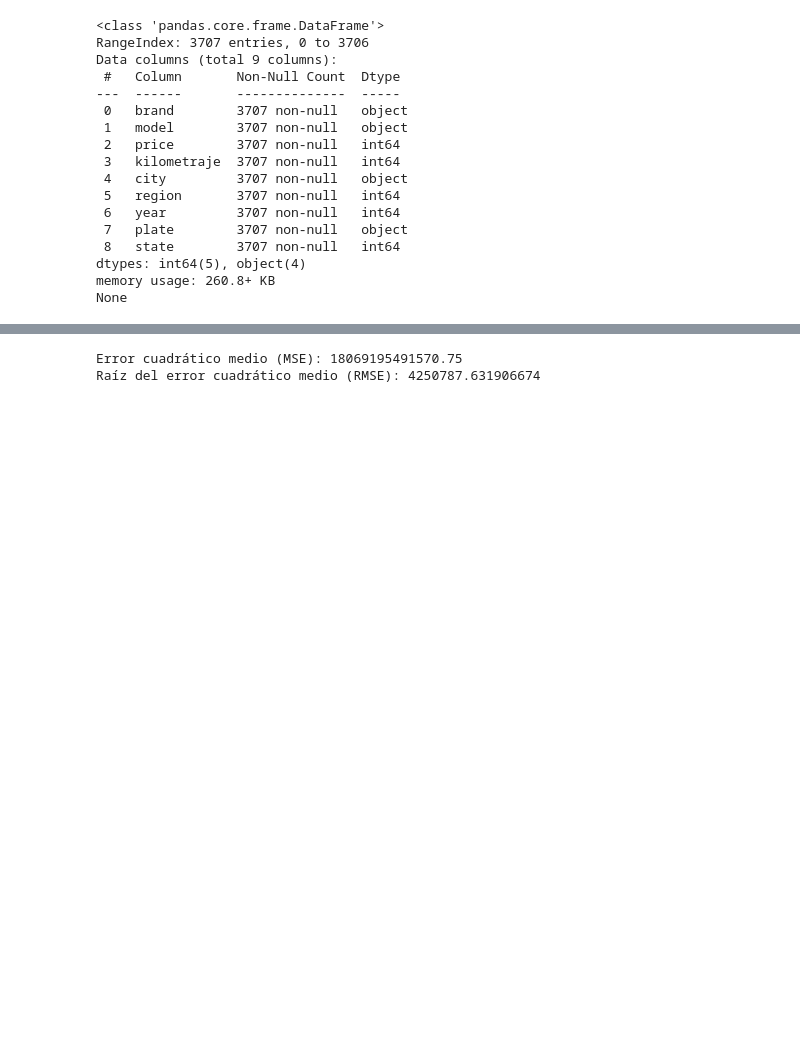
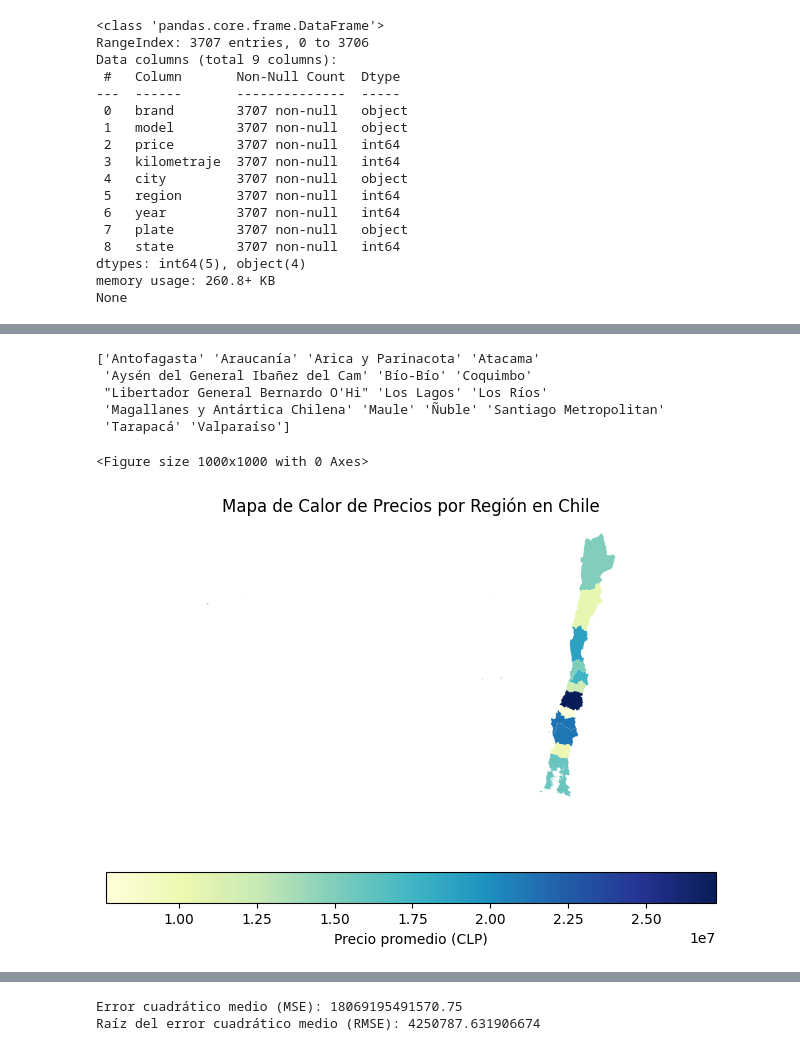
Before and after one commit to rodeskylite/CompraVentaAutos, a Jupyter notebook: models/Intento_modelos.ipynb, the cells around one changed output, grey strips where cells are left out. Drawn from its saved outputs; the diff is of its cells as text; code cells hidden in the pictures; blank space fills up the shorter version.

Commit message:
Imagen_chile
Cree una imagen de las regiones de chile para exponer.

```diff
--- a/models/Intento_modelos.ipynb
+++ b/models/Intento_modelos.ipynb
@@ -82,0 +112,57 @@ None
+# %%
+import geopandas as gpd
+
+# Cargar el shapefile de las regiones de Chile
+shapefile_path = 'C:/Users/rodag/OneDrive/Documentos/GitHub/CompraVentaAutos/gadm41_CHL_shp/gadm41_CHL_1.shp'
+mapa_chile = gpd.read_file(shapefile_path)
+# %%
+# Ver los nombres de las regiones en el shapefile
+print(mapa_chile['NAME_1'].unique())
+# %% [output]
+['Antofagasta' 'Araucanía' 'Arica y Parinacota' 'Atacama'
+ 'Aysén del General Ibañez del Cam' 'Bío-Bío' 'Coquimbo'
+ "Libertador General Bernardo O'Hi" 'Los Lagos' 'Los Ríos'
+ 'Magallanes y Antártica Chilena' 'Maule' 'Ñuble' 'Santiago Metropolitan'
+ 'Tarapacá' 'Valparaíso']
+# %%
+# Mapeo ajustado para los nombres de las regiones del shapefile
+adjusted_region_map = {
+    'Antofagasta': 'Antofagasta',
+    'Araucanía': 'La Araucanía',
+    'Arica y Parinacota': 'Arica y Parinacota',
+    'Atacama': 'Atacama',
+    "Aysén del General Ibañez del Cam": "Aysén",
+    'Bío-Bío': 'Biobío',
+    'Coquimbo': 'Coquimbo',
+    "Libertador General Bernardo O'Hi": "O'Higgins",
+    'Los Lagos': 'Los Lagos',
+    'Los Ríos': 'Los Ríos',
+    'Magallanes y Antártica Chilena': 'Magallanes',
+    'Maule': 'Maule',
+    'Ñuble': 'Ñuble',
+    'Santiago Metropolitan': 'Metropolitana',
+    'Tarapacá': 'Tarapacá',
+    'Valparaíso': 'Valparaíso'
+}
+
+# Aplicar el mapeo ajustado al GeoDataFrame del shapefile
+mapa_chile['region_name'] = mapa_chile['NAME_1'].map(adjusted_region_map)
+# %%
+import matplotlib.pyplot as plt
+
+# Agrupar por región y calcular el precio promedio
+region_price_avg = df_clean.groupby('region_name')['price'].mean().reset_index()
+
+# Combinar el mapa con los datos de precios por región
+mapa_chile = mapa_chile.merge(region_price_avg, on='region_name')
+
+# Crear el mapa de calor
+plt.figure(figsize=(10, 10))
+mapa_chile.plot(column='price', cmap='YlGnBu', legend=True, legend_kwds={'label': "Precio promedio (CLP)", 'orientation': "horizontal"})
+plt.title('Mapa de Calor de Precios por Región en Chile')
+plt.axis('off')  # Quitar los ejes
+plt.tight_layout()
+plt.show()
+# %% [output]
+<Figure size 1000x1000 with 0 Axes>
+[figure, added]
```
Also changed, not shown: parts of 4 cells of this notebook, 22 other files.
